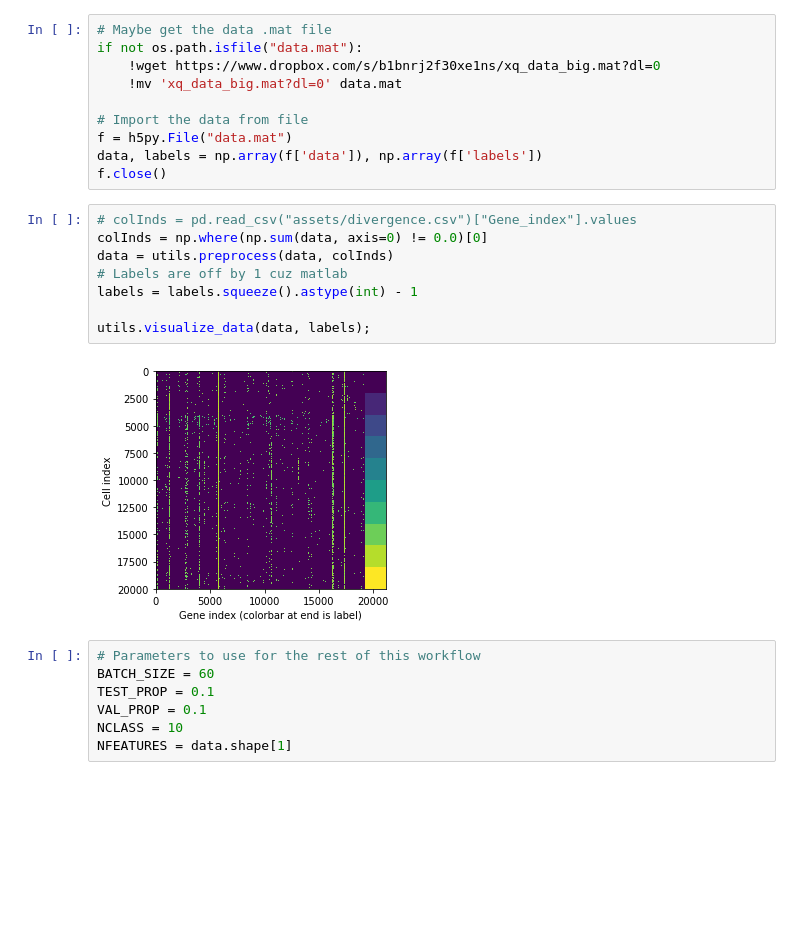
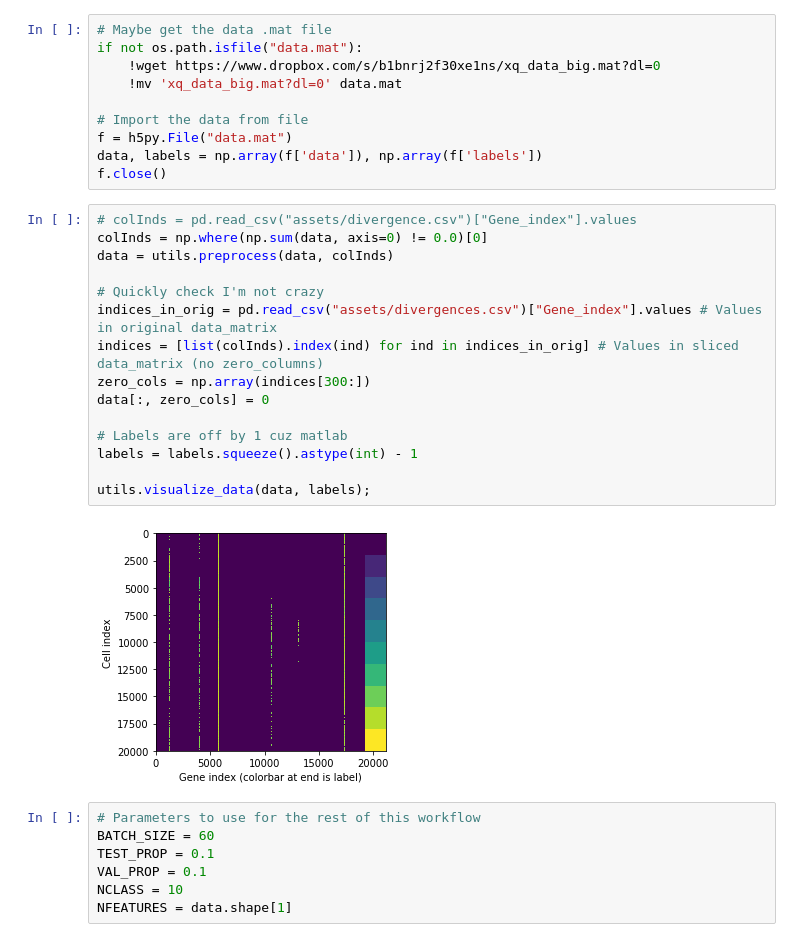
Before and after one commit to akshayyeluri/cellClassifier, a Jupyter notebook: keras_tests.ipynb, the cells around one changed output. Cells and saved outputs as stored; diff of their text form; blank space fills up the shorter version.

Commit message:
First proof only 300 genes are needed

```diff
--- a/keras_tests.ipynb
+++ b/keras_tests.ipynb
@@ -44,13 +44,20 @@ f.close()
 # %%
 # colInds = pd.read_csv("assets/divergence.csv")["Gene_index"].values
 colInds = np.where(np.sum(data, axis=0) != 0.0)[0]
 data = utils.preprocess(data, colInds)
+
+# Quickly check I'm not crazy
+indices_in_orig = pd.read_csv("assets/divergences.csv")["Gene_index"].values # Values in original data_matrix
+indices = [list(colInds).index(ind) for ind in indices_in_orig] # Values in sliced data_matrix (no zero_columns)
+zero_cols = np.array(indices[300:])
+data[:, zero_cols] = 0
+
 # Labels are off by 1 cuz matlab
 labels = labels.squeeze().astype(int) - 1
 
 utils.visualize_data(data, labels);
 # %% [output]
-[figure, old version]
+[figure, new version]
 # %%
 # Parameters to use for the rest of this workflow
 BATCH_SIZE = 60
```
Also changed, not shown: parts of 7 cells of this notebook, 1 other file.
